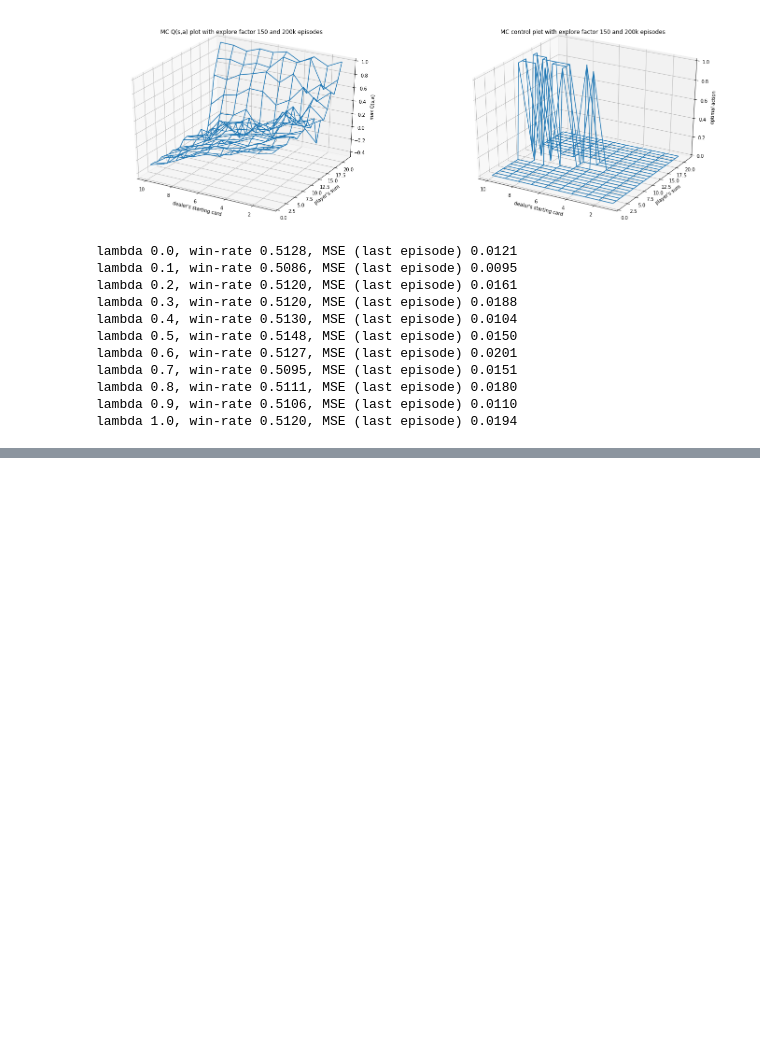
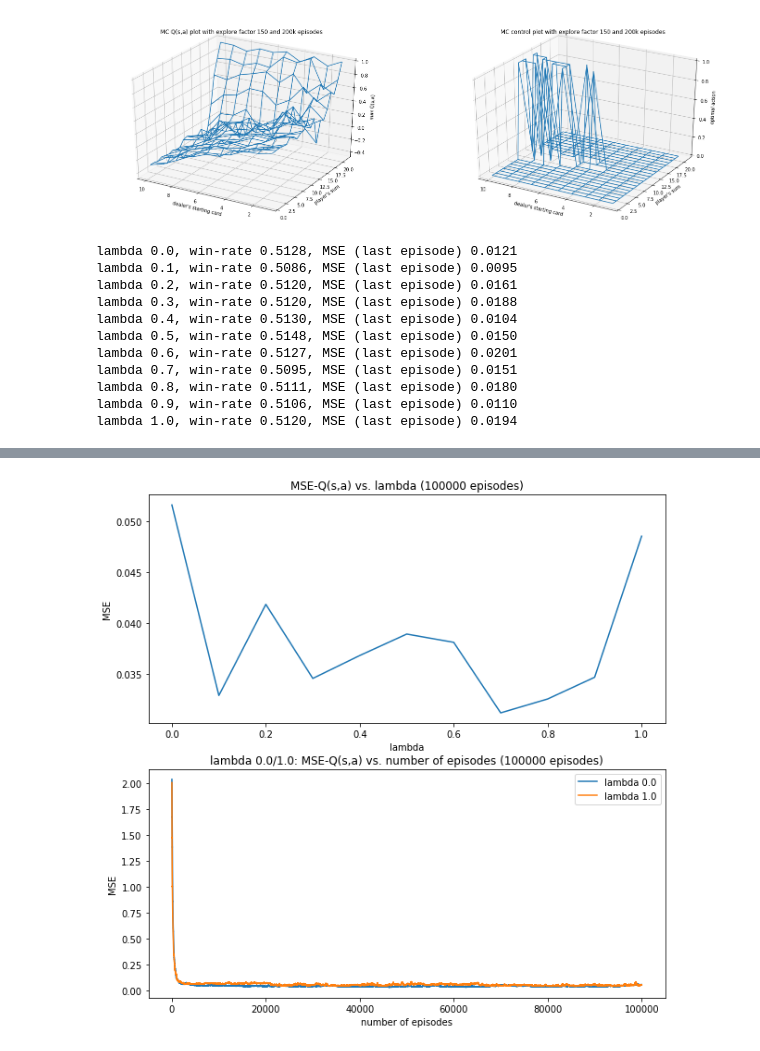
Before and after one commit to york-huang/machine-learning-study, a Jupyter notebook: easy21.ipynb, the cells around one changed output, grey strips where cells are left out. Saved outputs shown, nothing was run; the diff lists cells and outputs as text; code cells hidden in the pictures; blank space fills up the shorter version.

Commit message:
Question 4 completed.
It seems kvfrans' solution had problems, not even any approximation parameters found in solution to question 4.

```diff
--- a/easy21.ipynb
+++ b/easy21.ipynb
@@ -398,0 +506,12 @@ plt.show()
+# %%
+random.seed(RANDOM_SEED)
+np.random.seed(RANDOM_SEED)
+
+params0 = np.random.rand(36)
+n_episodes = 100000
+sarsa_lfa_results = []
+
+for lambda_ in map(lambda x: 0.1 * x, range(0, 11)):
+    winrate, mse_episodes = sarsa_lfa_run(lambda_, n_episodes, q_approx, params0.copy(), mse_func=mse_func)
+    sarsa_lfa_results.append((lambda_, winrate, mse_episodes))
+    print(f'lambda {lambda_:.1f}, win-rate {winrate:.4f}, MSE (last episode) {mse_episodes[-1]:.4f}')
@@ -398,0 +530,20 @@ plt.show()
+# %%
+fig = plt.figure(figsize=(10, 10))
+
+ax1 = fig.add_subplot(211)
+ax1.plot([t[0] for t in sarsa_lfa_results], [t[2][-1] for t in sarsa_lfa_results])
+ax1.set_title(f'MSE-Q(s,a) vs. lambda ({n_episodes} episodes)')
+ax1.set_xlabel('lambda')
+ax1.set_ylabel('MSE')
+
+ax2 = fig.add_subplot(212)
+ax2.plot(range(1, n_episodes+1), sarsa_lfa_results[0][2], label='lambda 0.0')
+ax2.plot(range(1, n_episodes+1), sarsa_lfa_results[-1][2], label='lambda 1.0')
+ax2.set_title(f'lambda 0.0/1.0: MSE-Q(s,a) vs. number of episodes ({n_episodes} episodes)')
+ax2.set_xlabel('number of episodes')
+ax2.set_ylabel('MSE')
+
+plt.legend(loc='upper right')
+plt.show()
+# %% [output]
+[figure, added]
```
Also changed, not shown: parts of 6 cells of this notebook, 1 other file.
